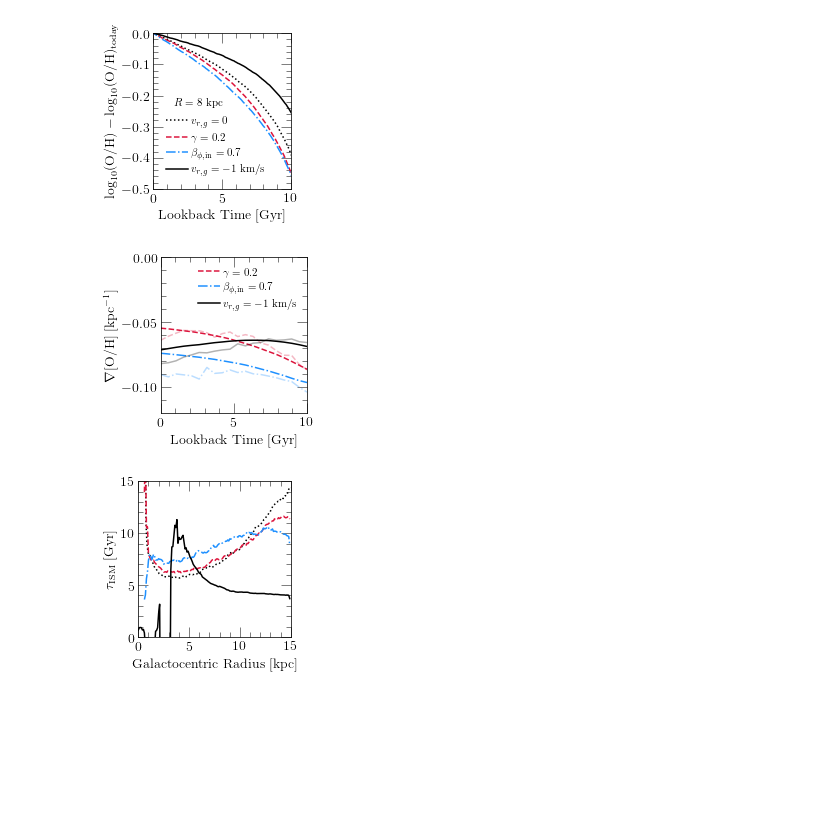
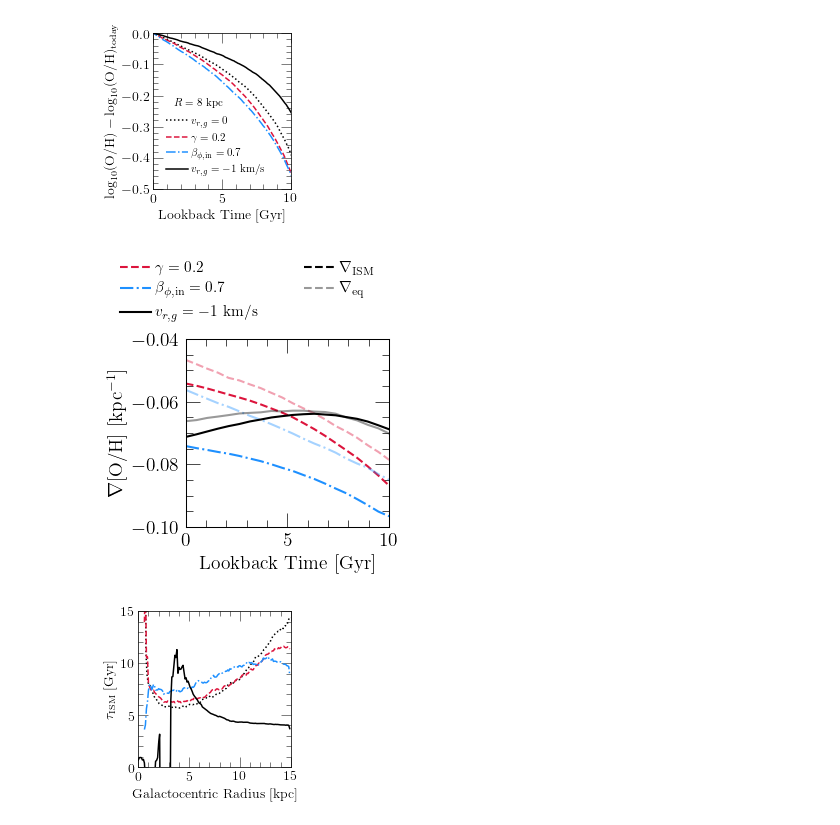
Before and after one commit to giganano/radial-flows, a Jupyter notebook: notebooks/equilibrium.ipynb, the cells around one changed output. Cells and saved outputs as stored; diff of their text form; code cells hidden in the pictures; blank space fills up the shorter version.

```diff
--- a/notebooks/equilibrium.ipynb
+++ b/notebooks/equilibrium.ipynb
@@ -110,6 +135,8 @@ def ism_gradient(output, lookback, zone_width = 0.1):
 # %%
 # River model ISM and equilibrium gradients (respectively): -0.1368 -0.1656 (?)
 outputs = [
+    "../outputs/constant/vgas-0-linearschmidt",
+    "../outputs/constant/vgas-0",
     "../outputs/constant/vgas-0p5",
     "../outputs/constant/vgas-1",
     "../outputs/constant/vgas-1p5",
@@ -119,8 +146,7 @@ outputs = [
     "../outputs/angular-momentum-dilution/betaphiin0p8",
     "../outputs/angular-momentum-dilution/betaphiin0p7",
     "../outputs/angular-momentum-dilution/betaphiin0p6",
-    "../outputs/river/insideout",
-    "../outputs/constant/vgas-0"
+    "../outputs/river/insideout"
 ]
 outputs = [vice.output(name) for name in outputs]
 # %%
@@ -351,48 +378,55 @@ LABELS = [r"$\gamma = 0.2$", r"$\beta_{\phi,\text{in}} = 0.7$", r"$v_{r,g} = -1$
 COLORS = ["crimson", "dodgerblue", "black"]
 # LINESTYLES = [":", "--", "-.", "-"]
 LINESTYLES = ["--", "-.", "-"]
+ALPHA = 0.4
 
-fig = plt.figure(figsize = (3.3, 3))
+fig = plt.figure(figsize = (3.3, 3.5))
 ax = fig.add_subplot(111)
 ax.set_xlabel(r"Lookback Time [Gyr]")
 ax.set_ylabel(r"$\nabla$[O/H] [kpc$^{-1}$]")
 ax.set_xlim([0, 10])
-ax.set_ylim([-0.12, 0])
-ax.set_yticks([-0.1, -0.05, 0])
+ax.set_ylim([-0.1, -0.04])
+# ax.set_yticks([-0.1, -0.05])
 
 def plot_slope_evolution(output, zone_width = 0.1, **kwargs):
     slopes = []
     for i in range(len(LOOKBACKS)):
         slopes.append(ism_gradient(output, LOOKBACKS[i], zone_width = zone_width))
     ax.plot(LOOKBACKS, slopes, **kwargs)
     kwargs["label"] = None
     slopes = []
     for i in range(len(LOOKBACKS)):
         slopes.append(eq_gradient(output, LOOKBACKS[i], zone_width = zone_width))
-    ax.plot(LOOKBACKS, slopes, alpha = 0.3, **kwargs)
+    ax.plot(LOOKBACKS, slopes, alpha = ALPHA, **kwargs)
 
 for i in range(len(outputs)):
     kwargs = {
         "c": named_colors()[COLORS[i]],
         "linestyle": LINESTYLES[i],
         "label": LABELS[i]
     }
     plot_slope_evolution(outputs[i], **kwargs)
 
+ax.plot([100, 200], [100, 200], c = named_colors()["black"], linestyle = "--", label = r"$\nabla_\text{ISM}$")
+ax.plot([100, 200], [100, 200], c = named_colors()["black"], linestyle = "--", alpha = ALPHA, label = r"$\nabla_\text{eq}$")
+
 kwargs = {
-    "loc": mpl_loc("upper right"),
-    "fontsize": 11
+    "loc": mpl_loc("lower center"),
+    "bbox_to_anchor": (0.3, 1.02),
+    "fontsize": 11,
+    "ncol": 2,
+    "columnspacing": 3
 }
 ax.legend(**kwargs)
 
 plt.tight_layout()
 for ext in ["pdf", "jpeg"]:
     kwargs = {}
     if ext == "jpeg": kwargs["dpi"] = 200
     plt.savefig("./equilibrium/slope-evolution-fiducial-models.%s" % (ext), **kwargs)
 plt.show()
 # %% [output]
-[figure, old version]
+[figure, new version]
 # %%
 outputs = [
     "../outputs/constant/vgas-0",
```
Also changed, not shown: parts of 3 cells of this notebook, 7 other files.
